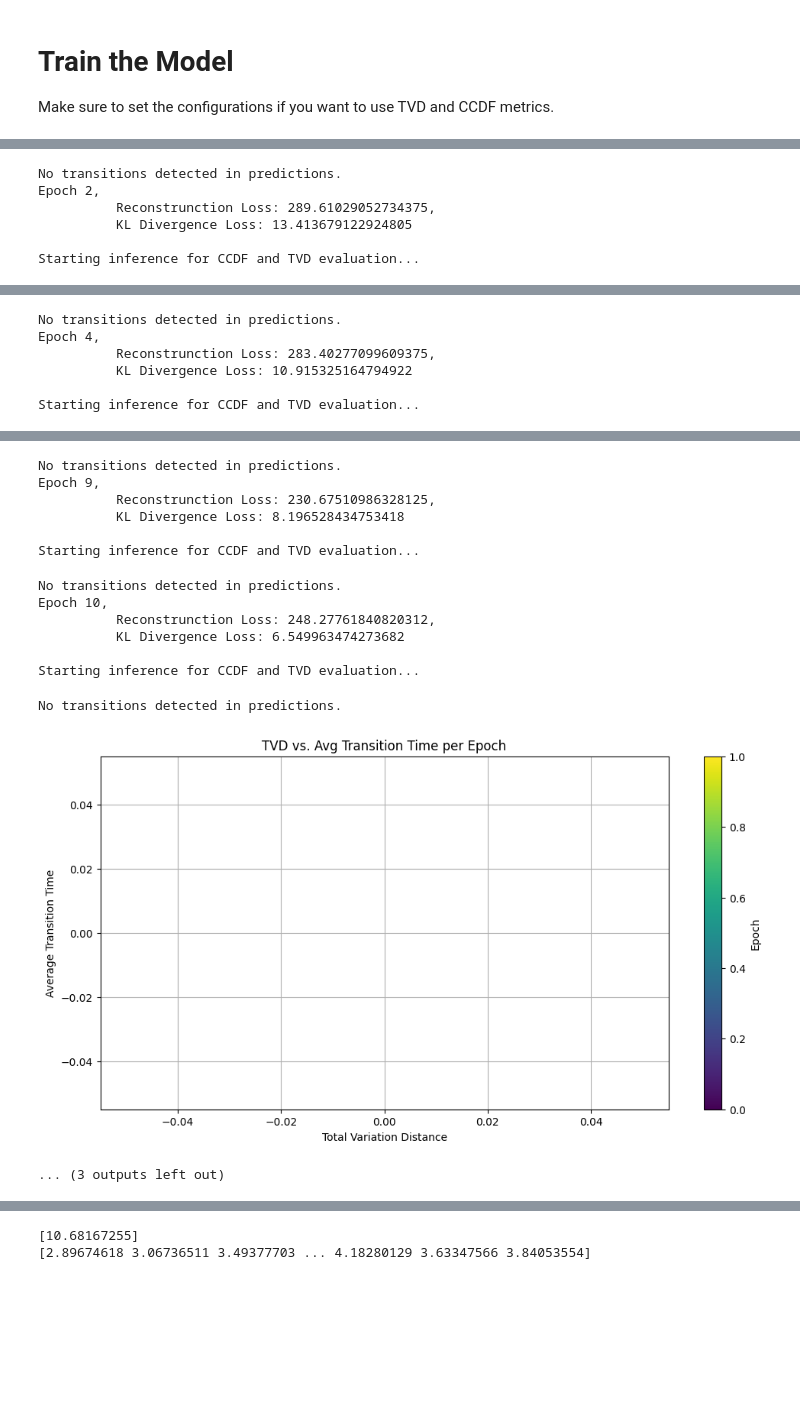
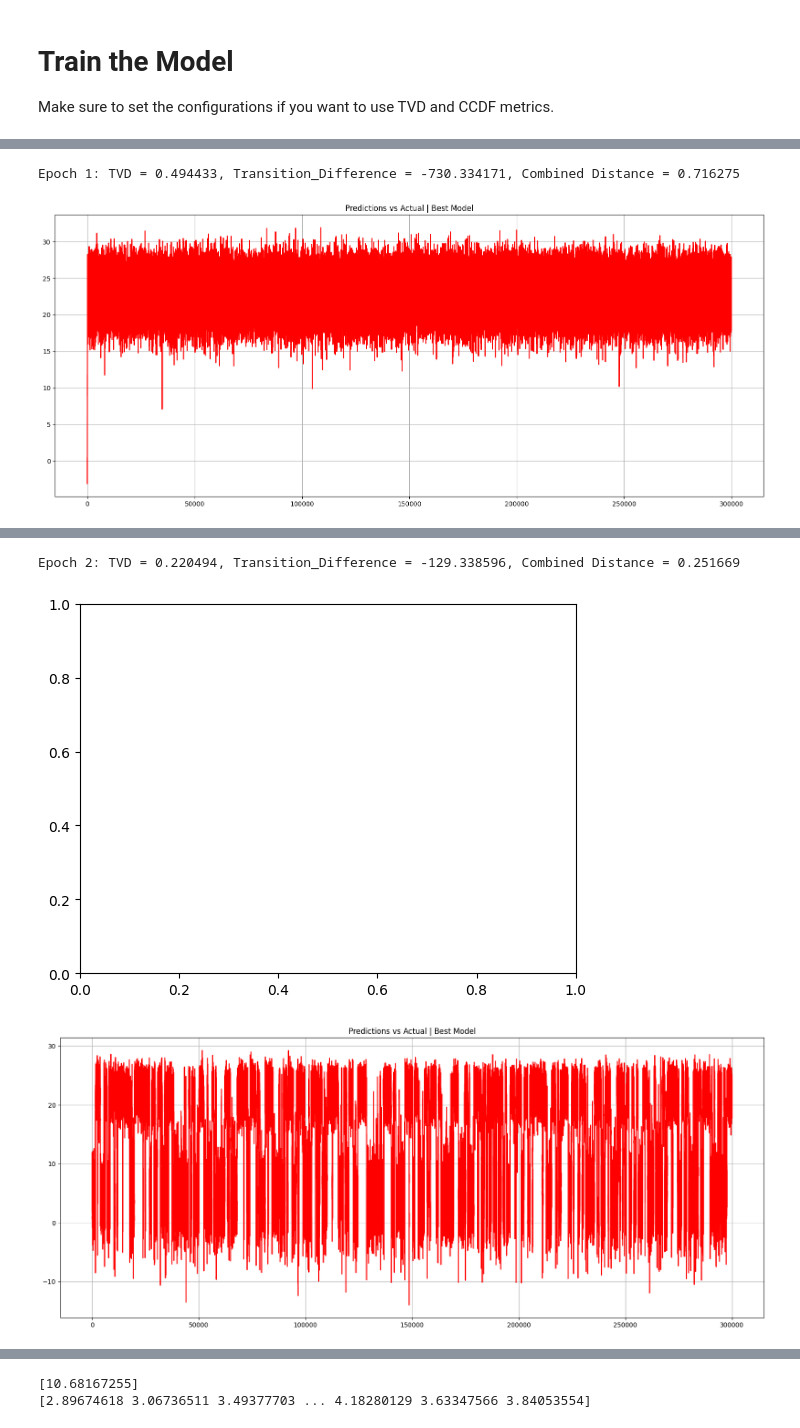
Before and after one commit to fabio2-uchi/modified_code, a Jupyter notebook: vdm_VAE_SSW.ipynb, the cells around one changed output, grey strips where cells are left out. Drawn from its saved outputs; the diff is of its cells as text; code cells hidden in the pictures; blank space fills up the shorter version.

```diff
--- a/vdm_VAE_SSW.ipynb
+++ b/vdm_VAE_SSW.ipynb
@@ -163,16 +181,16 @@ Make sure to set the configurations if you want to use TVD and CCDF metrics.
 USE_METRICS = 1
 CCDF_LEVEL = 63
 UPPER_BOUND = 53.8 / 2.8935
-LOWER_BOUND = 1.75 / 2.8935
-num_ens = 10
+LOWER_BOUND = 7.41
+num_ens = 1
 best_distance = float('inf')
 tvd_list = []
-slope_list = []
-slope_list_unormalized = []
+transition_list = []
+transition_list_unormalized = []
 real_data = np.load(r"C:\Users\danie\OneDrive\Desktop\work_torch\long_run_310k.npy")
 
-def normalize_transition_time(slope_value, delta, slope_real):
-    normalized = 1 - np.exp(-np.abs((slope_value - slope_real)) / delta)
+def normalize_transition_time(slope_value, delta, transition_real):
+    normalized = 1 - np.exp(-np.abs((slope_value - transition_real)) / delta)
     return normalized
 
 def total_variation_distance(p, q):
@@ -205,8 +223,8 @@ def calculate_transition_durations(y_values, upper_bound, lower_bound):
 real_data_1d = real_data[:, 1, CCDF_LEVEL]
 real_durations = calculate_transition_durations(real_data_1d, UPPER_BOUND, LOWER_BOUND)
 real_data_sorted = np.sort(real_durations)
-slope_real = np.mean(real_data_sorted)
-print(f"Reference Real Data average_transition_time: {slope_real}")
+transition_real = np.mean(real_data_sorted)
+print(f"Reference Real Data average_transition_time: {transition_real}")
 
 for epoch in range(num_epochs):
     model.train()
@@ -266,31 +284,40 @@ for epoch in range(num_epochs):
     pred_hist, _ = np.histogram(predictions_1d, bins=bin_edges, density=True)
 
     if len(pred_durations) > 0:
-        slope_pred = np.mean(pred_durations)
-        slope_list.append(normalize_transition_time(slope_pred, 1000, slope_real))
-        slope_list_unormalized.append(slope_pred)
+        transition_pred = np.mean(pred_durations)
+        transition_list.append(normalize_transition_time(transition_pred, 1000, transition_real))
+        transition_list_unormalized.append(transition_pred)
         tvd = total_variation_distance(pred_hist, actual_hist)
         tvd_list.append(tvd)
-        distance = np.sqrt(tvd ** 2 + (normalize_transition_time(slope_pred, 1000, slope_real)) ** 2)
+        distance = np.sqrt(tvd ** 2 + (normalize_transition_time(transition_pred, 1000, transition_real)) ** 2)
 
-        print(f"Epoch {epoch+1}: TVD = {tvd:.6f}, Slope_Difference = {slope_pred-slope_real:.6f}, Combined Distance = {distance:.6f}")
+        print(f"Epoch {epoch+1}: TVD = {tvd:.6f}, Transition_Difference = {transition_pred-transition_real:.6f}, Combined Distance = {distance:.6f}")
+        torch.save(model.state_dict(), f"{folder}/model_at_epoch{epoch}")
+        plt.figure(figsize=(20,8))
+        plt.plot(pred_mean[0:300000,63],'r')
+        plt.plot(real_data[0:300000,63])
+        plt.grid(True)
+        plt.title(f"Predictions vs Actual | Epoch {epoch}")
+        plt.savefig(rf'C:\Users\danie\OneDrive\Desktop\work_torch\{folder}/prediction_at_epoch{epoch}')
+        plt.show()
+        plt.cla()
 
         if distance < best_distance:
             best_distance = distance
             torch.save(model.state_dict(), f"{folder}/best_model_combined_distance.pth")
-            print("New best model saved based on TVD + slope difference distance.")
+            print("New best model saved based on TVD + transition difference distance.")
     else:
         print("No transitions detected in predictions.")
 
 # Plot TVD and 1/average transition time per epoch
 plt.figure(figsize=(12, 6))
-plt.scatter(tvd_list, slope_list, c=range(len(tvd_list)), cmap='viridis')
+plt.scatter(tvd_list, transition_list, c=range(len(tvd_list)), cmap='viridis')
 plt.colorbar(label='Epoch')
 plt.xlabel("Total Variation Distance")
 plt.ylabel("Average Transition Time")
 plt.title("TVD vs. Avg Transition Time per Epoch")
 plt.grid(True)
-plt.savefig(f"{folder}/tvd_vs_slope.png")
+plt.savefig(f"{folder}/tvd_vs_avg_transition_time.png")
 plt.show()
 
 plt.figure(figsize=(10, 4))
@@ -304,12 +331,12 @@ plt.savefig(f"{folder}/tvd_per_epoch.png")
 plt.show()
 
 plt.figure(figsize=(10, 4))
-plt.plot(slope_list_unormalized, label="Avg Transition Time")
+plt.plot(transition_list_unormalized, label="Avg Transition Time")
 plt.xlabel("Epoch")
 plt.ylabel("Average Transition Time")
 plt.grid(True)
-plt.title("Slope per Epoch")
+plt.title("Average Transition Time per Epoch")
 plt.legend()
-plt.savefig(f"{folder}/slope_per_epoch.png")
+plt.savefig(f"{folder}/average_transition_time_per_epoch.png")
 plt.show()
 # %% [output]
@@ -320,8 +347,4 @@ Epoch 1,
 
 Starting inference for CCDF and TVD evaluation...
-No transitions detected in predictions.
-Epoch 2,
-          Reconstrunction Loss: 289.61029052734375,
-          KL Divergence Loss: 13.413679122924805
-
-Starting inference for CCDF and TVD evaluation...
+Epoch 1: TVD = 0.494433, Transition_Difference = -730.334171, Combined Distance = 0.716275
+[figure, new version]
@@ -332,8 +355,5 @@ Epoch 3,
 
 Starting inference for CCDF and TVD evaluation...
-No transitions detected in predictions.
-Epoch 4,
-          Reconstrunction Loss: 283.40277099609375,
-          KL Divergence Loss: 10.915325164794922
-
-Starting inference for CCDF and TVD evaluation...
+Epoch 2: TVD = 0.220494, Transition_Difference = -129.338596, Combined Distance = 0.251669
+[figure, added]
+[figure, added]
@@ -364,18 +375,3 @@ Starting inference for CCDF and TVD evaluation...
-No transitions detected in predictions.
-Epoch 9,
-          Reconstrunction Loss: 230.67510986328125,
-          KL Divergence Loss: 8.196528434753418
-
-Starting inference for CCDF and TVD evaluation...
-No transitions detected in predictions.
-Epoch 10,
-          Reconstrunction Loss: 248.27761840820312,
-          KL Divergence Loss: 6.549963474273682
-
-Starting inference for CCDF and TVD evaluation...
-No transitions detected in predictions.
-[figure, old version]
-... (3 outputs left out)
 # %%
 # Inference
 import datetime
```
Also changed, not shown: parts of 9 cells of this notebook.
